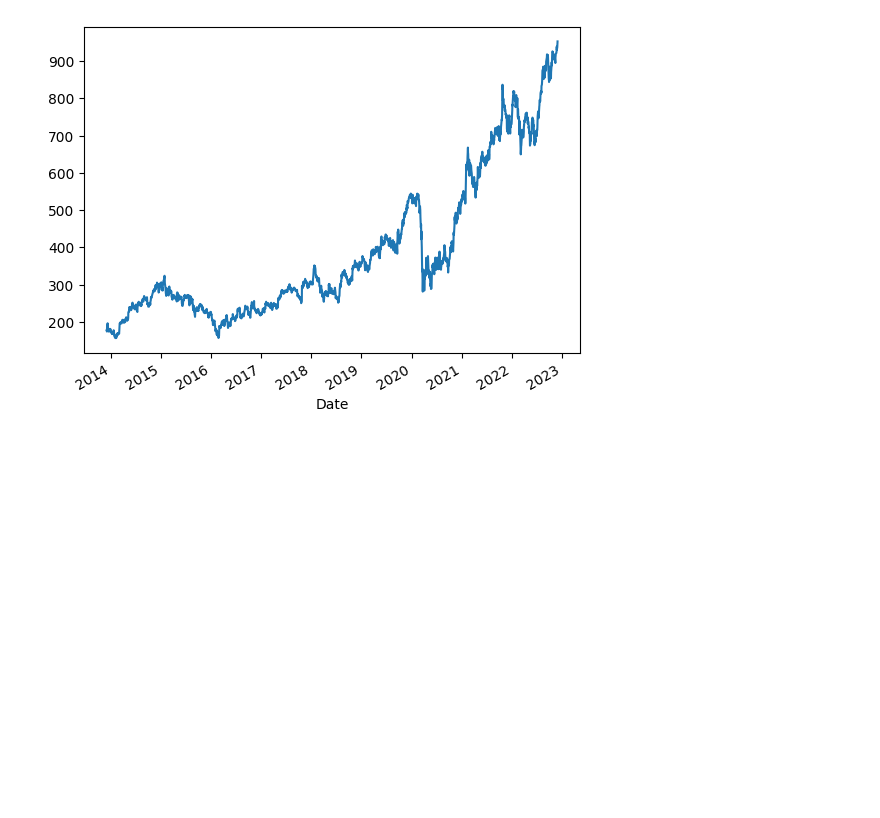
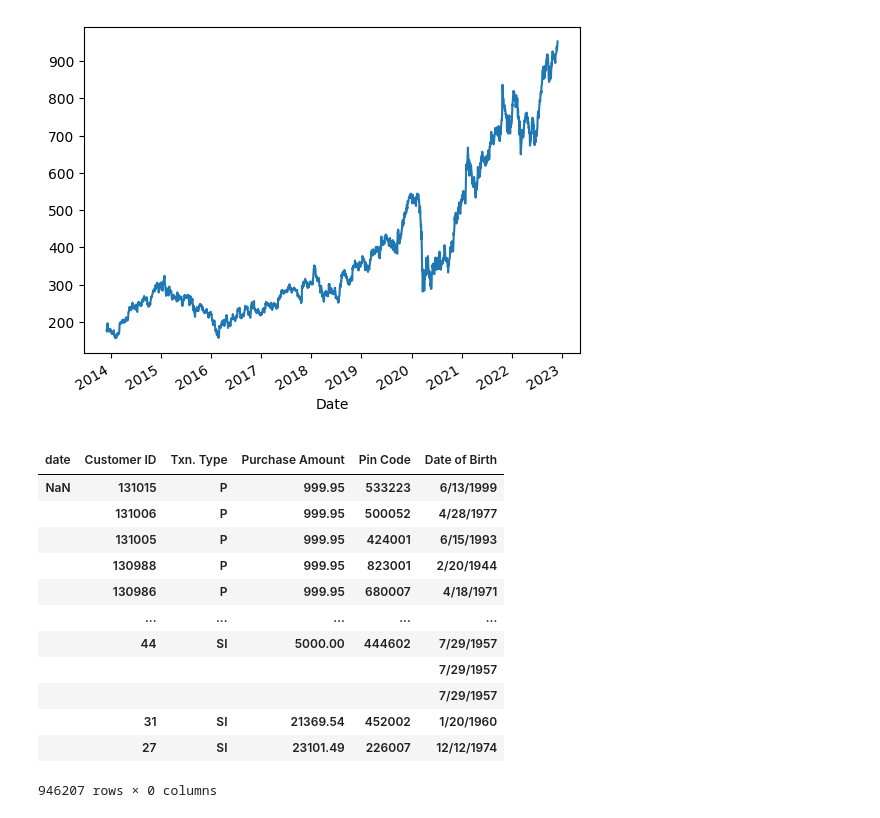
Before and after one commit to dhananjay-tribugs/Finance_project, a Jupyter notebook: notebooks/eda.ipynb, the cells around one changed output. Drawn from its saved outputs; the diff is of its cells as text; code cells hidden in the pictures; blank space fills up the shorter version.

Commit message:
Columns combined in EDA

```diff
--- a/notebooks/eda.ipynb
+++ b/notebooks/eda.ipynb
@@ -54,3 +78,24 @@ data['Adj Close'].plot()
 plt.show()
 # %% [output]
 [figure]
+# %%
+df1 = pd.DataFrame(data, columns = ['date', 'Customer ID', 'Txn. Type','Purchase Amount', 'Pin Code','Date of Birth'])
+
+df2 = df1.set_index(['date', 'Customer ID', 'Txn. Type','Purchase Amount', 'Pin Code','Date of Birth'])
+
+df2
+# %% [output]
+|  |  |  |  |  |  |
+| date | Customer ID | Txn. Type | Purchase Amount | Pin Code | Date of Birth |
+| NaN | 131015 | P | 999.95 | 533223 | 6/13/1999 |
+|  | 131006 | P | 999.95 | 500052 | 4/28/1977 |
+|  | 131005 | P | 999.95 | 424001 | 6/15/1993 |
+|  | 130988 | P | 999.95 | 823001 | 2/20/1944 |
+|  | 130986 | P | 999.95 | 680007 | 4/18/1971 |
+|  | ... | ... | ... | ... | ... |
+|  | 44 | SI | 5000.00 | 444602 | 7/29/1957 |
+|  |  |  |  |  | 7/29/1957 |
+|  |  |  |  |  | 7/29/1957 |
+|  | 31 | SI | 21369.54 | 452002 | 1/20/1960 |
+|  | 27 | SI | 23101.49 | 226007 | 12/12/1974 |
+946207 rows × 0 columns
```
Also changed, not shown: parts of 4 cells of this notebook, 1 other file.
